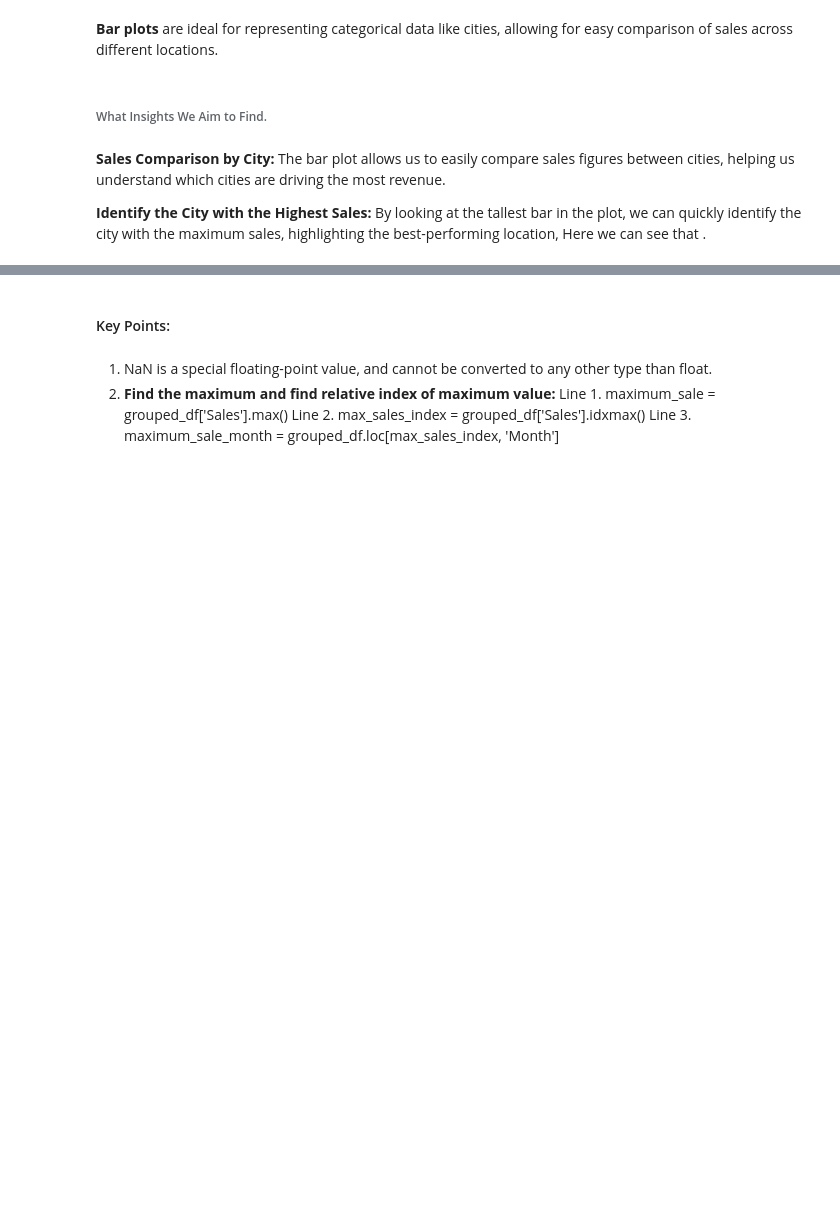
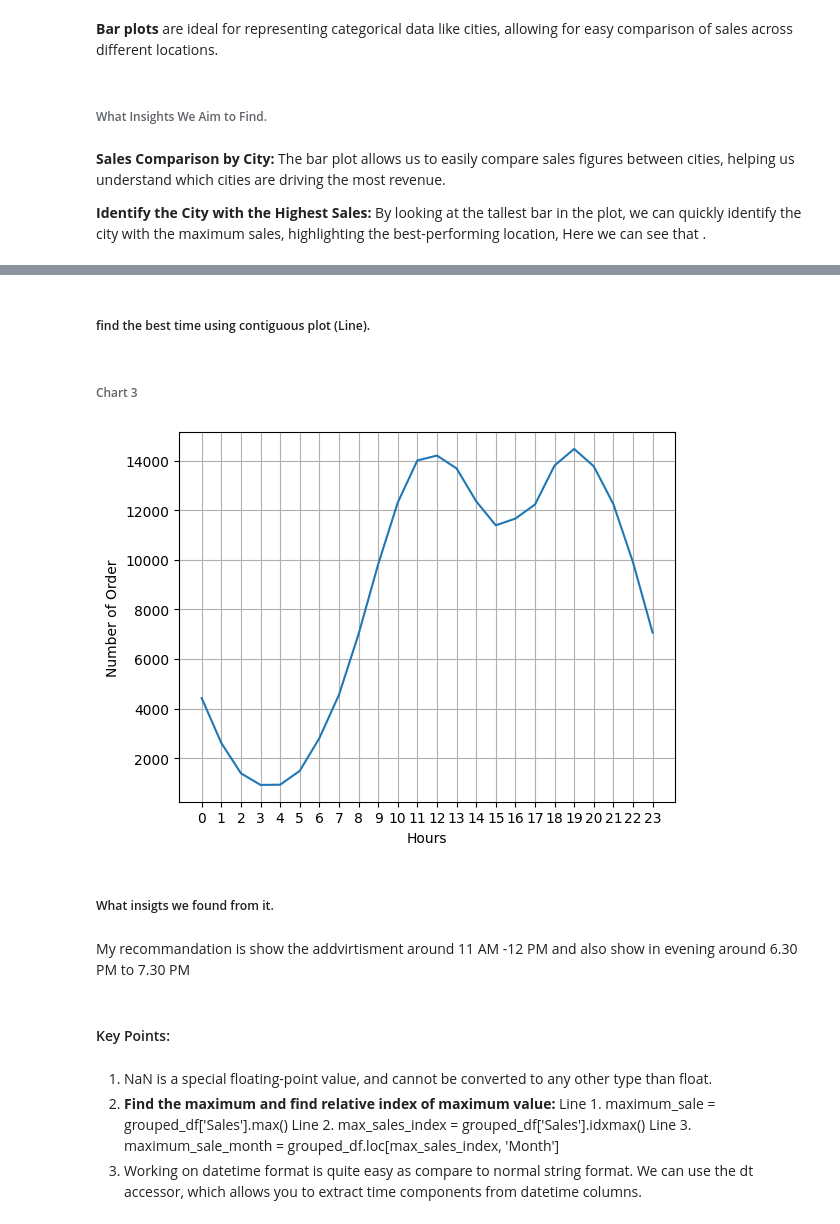
Before and after one commit to mohduzaif/Sales-Analysis-Exploratory-Data-Analysis-, a Jupyter notebook: Sales EDA.ipynb, the cells around one changed output, grey strips where cells are left out. Cells and saved outputs as stored; diff of their text form; code cells hidden in the pictures; blank space fills up the shorter version.

Commit message:
Best sales corresponding to each Hours.

```diff
--- a/Sales EDA.ipynb
+++ b/Sales EDA.ipynb
@@ -194,0 +197,8 @@ plt.show()
+# %%
+# First we change the type of Order date into datetime format.
+all_data['Order Date'] = pd.to_datetime(all_data['Order Date'])
+# %%
+# add one column named as Hour.
+all_data['Hour'] = all_data['Order Date'].dt.hour
+all_data['Minute'] = all_data['Order Date'].dt.minute
+all_data.head()
@@ -195,3 +212,24 @@ plt.show()
+# %% [markdown]
+##### find the best time using contiguous plot (Line).
+# %% [markdown]
+###### Chart 3
+# %%
+# finding the unique value of time.
+hours = [hour for hour, df in all_data.groupby('Hour')]
+quantity_count_df = all_data.groupby('Hour', as_index = False).sum('Quantity Ordered')
+
+plt.plot(hours, count_df['Quantity Ordered'])
+plt.xticks(hours)
+plt.xlabel('Hours')
+plt.ylabel('Number of Order')
+plt.grid()
+plt.show()
+# %% [output]
+[figure, added]
+# %% [markdown]
+##### What insigts we found from it.
+# %% [markdown]
+My recommandation is show the addvirtisment around 11 AM -12 PM and also show in evening around 6.30 PM to 7.30 PM
 # %% [markdown]
 #### Key Points:
 # %% [markdown]
@@ -200,3 +238,4 @@ plt.show()
         Line 1. maximum_sale = grouped_df['Sales'].max()
         Line 2. max_sales_index = grouped_df['Sales'].idxmax()
         Line 3. maximum_sale_month = grouped_df.loc[max_sales_index, 'Month']
+3. Working on datetime format is quite easy as compare to normal string format. We can use the dt accessor, which allows you to extract time components    from datetime columns.
```
Also changed, not shown: parts of 5 cells of this notebook.
